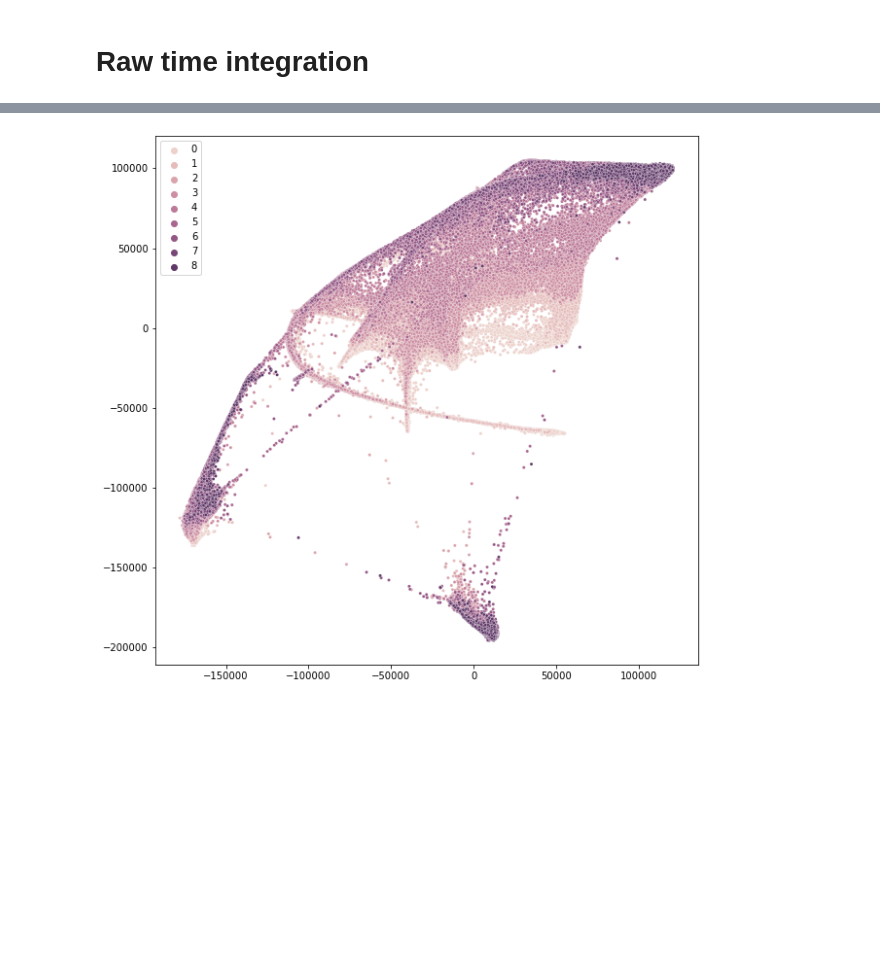
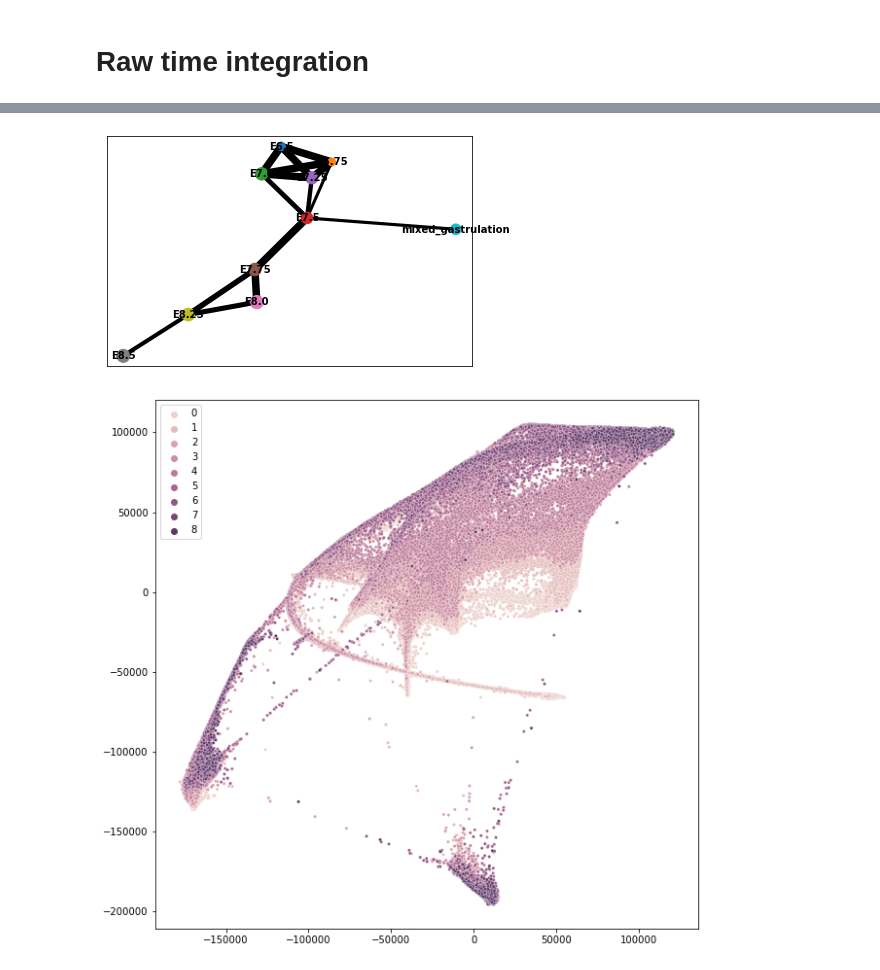
Before and after one commit to dsb-lab/Analysis_Mouse_Atlas, a Jupyter notebook: home/6 Time integration.ipynb, the cells around one changed output, grey strips where cells are left out. Cells and saved outputs as stored; diff of their text form; code cells hidden in the pictures; blank space fills up the shorter version.

```diff
--- a/home/6 Time integration.ipynb
+++ b/home/6 Time integration.ipynb
@@ -74 +100,5 @@ for i,stage in enumerate(l):
+# %%
+scp.pl.paga(a,threshold=0.4)
+# %% [output]
+[figure, added]
 # %%
```
Also changed, not shown: parts of 6 cells of this notebook, 1 other file.
